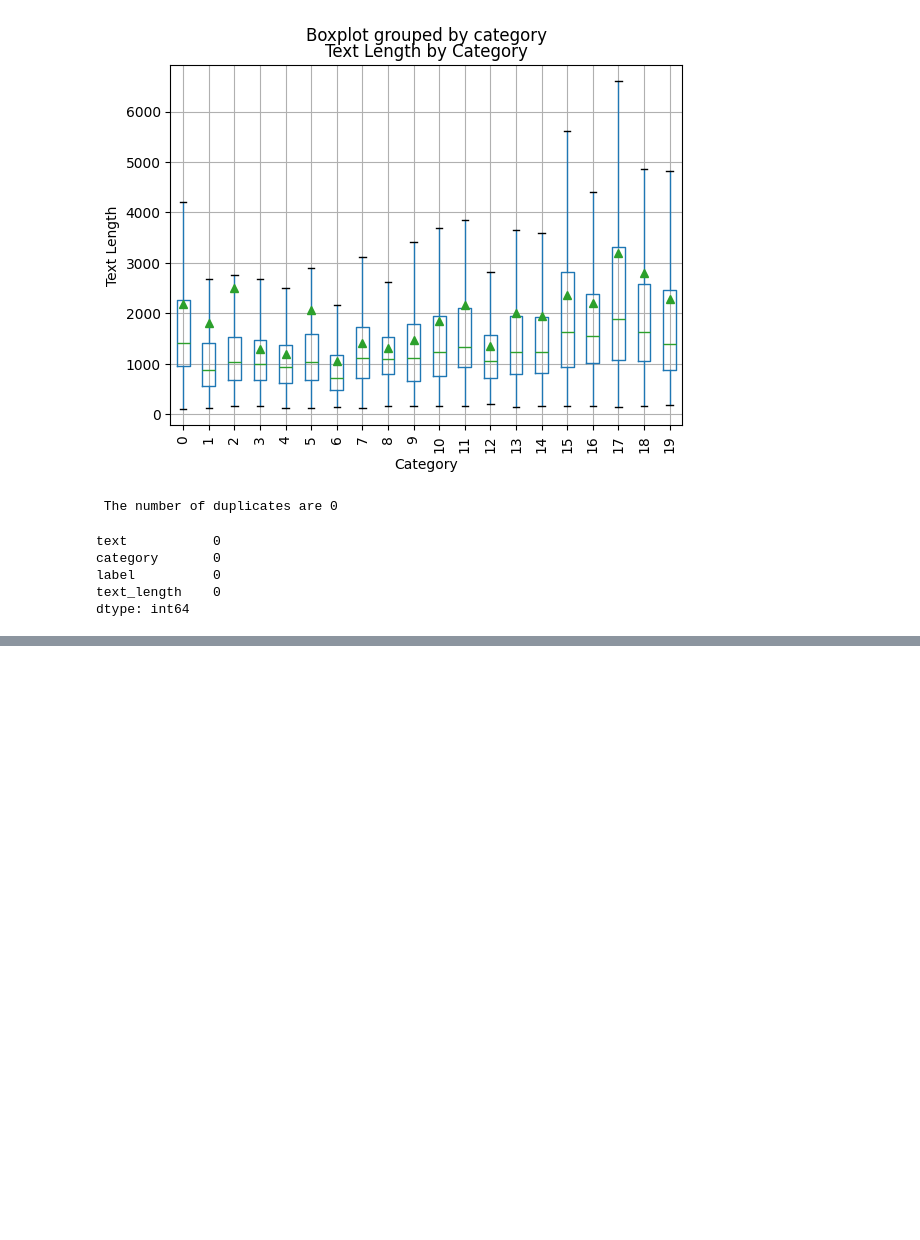
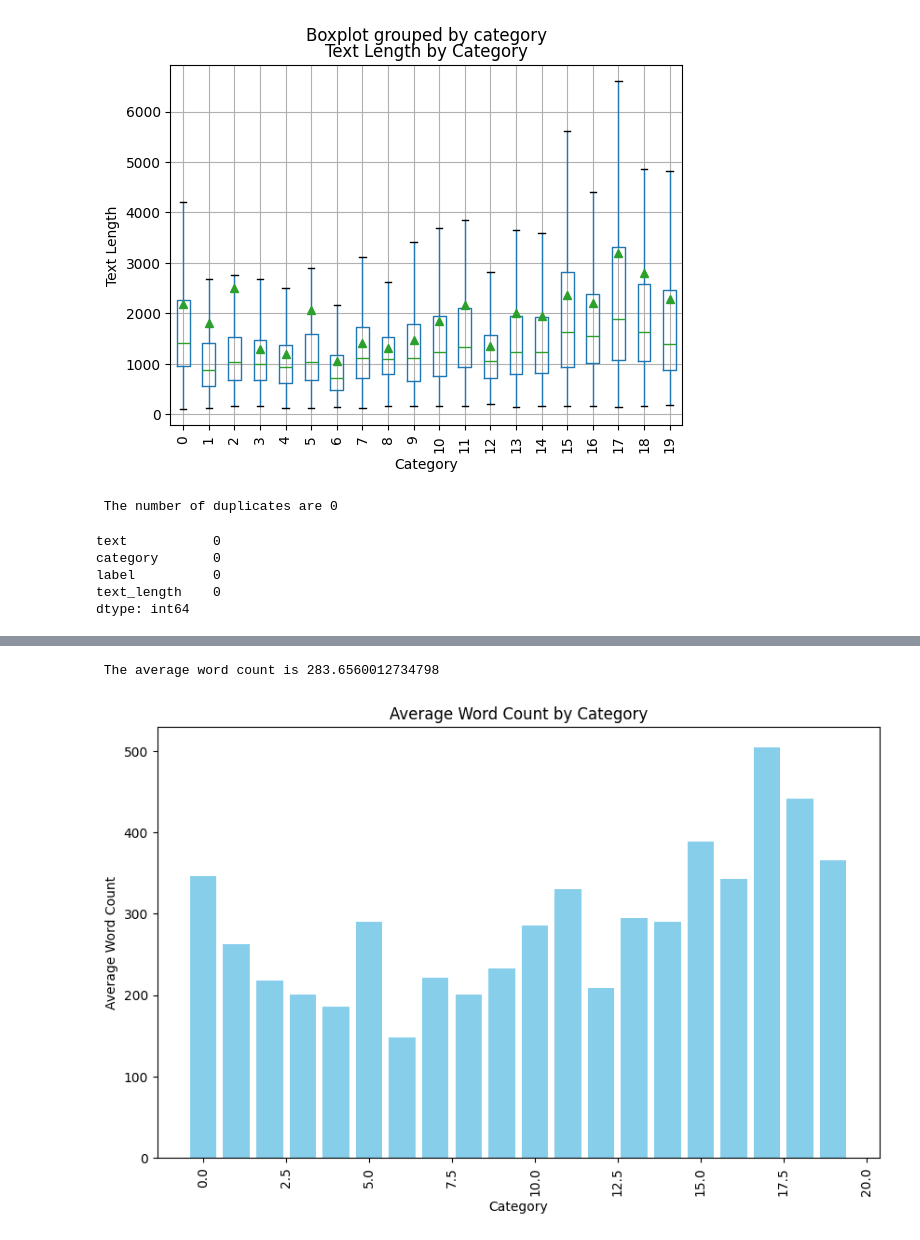
Before and after one commit to anush-data-portfolio/Classification-20NewsGroup, a Jupyter notebook: 01_Looking_into_data.ipynb, the cells around one changed output, grey strips where cells are left out. Cells and saved outputs as stored; diff of their text form; code cells hidden in the pictures; blank space fills up the shorter version.

```diff
--- a/01_Looking_into_data.ipynb
+++ b/01_Looking_into_data.ipynb
@@ -229,0 +291,22 @@ dtype: int64
+# %%
+# average word count of text
+df['word_count'] = df['text'].apply(lambda x: len(x.split()))
+
+print(f" The average word count is {df['word_count'].mean()}")
+
+# average word count by category
+avg_word_count = {} # Category: Average Length
+for category in df['category'].unique():
+    avg_word_count[category] = df[df['category'] == category]['text'].apply(lambda x: len(x.split())).mean()
+
+# plot the average length of text by category
+plt.figure(figsize=(10, 6))
+plt.bar(avg_word_count.keys(), avg_word_count.values(), color='skyblue')
+plt.title('Average Word Count by Category')
+plt.xlabel('Category')
+plt.ylabel('Average Word Count')
+plt.xticks(rotation=90)
+plt.show()
+# %% [output]
+ The average word count is 283.6560012734798
+[figure, added]
```
Also changed, not shown: parts of 12 cells of this notebook, 18 other files.
